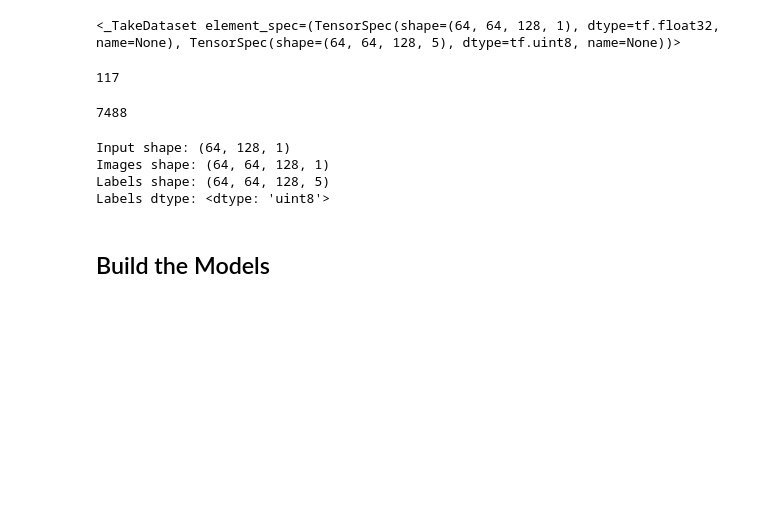
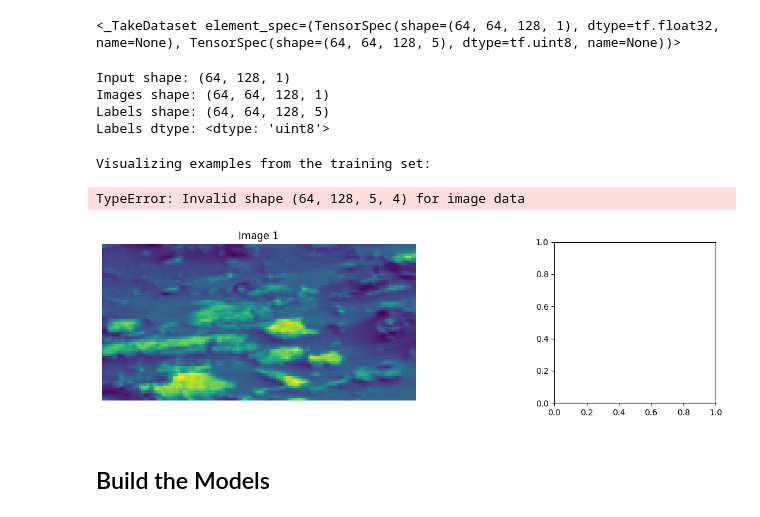
Before and after one commit to sissamatteo29/MarsTerrainSemanticSegmentation, a Jupyter notebook: angela-s-notebook.ipynb, the cells around one changed output. Saved outputs shown, nothing was run; the diff lists cells and outputs as text; code cells hidden in the pictures; blank space fills up the shorter version.

```diff
--- a/angela-s-notebook.ipynb
+++ b/angela-s-notebook.ipynb
@@ -218,14 +230,6 @@ Datasets created!
 train_dataset.take(1)
 # %% [output]
 <_TakeDataset element_spec=(TensorSpec(shape=(64, 64, 128, 1), dtype=tf.float32, name=None), TensorSpec(shape=(64, 64, 128, 5), dtype=tf.uint8, name=None))>
-# %%
-len(train_dataset)
-# %% [output]
-117
-# %%
-117*64
-# %% [output]
-7488
 # %%
 # Check the shape of the data
 for images, labels in train_dataset.take(1):
@@ -240,6 +244,67 @@ Input shape: (64, 128, 1)
 Images shape: (64, 64, 128, 1)
 Labels shape: (64, 64, 128, 5)
 Labels dtype: <dtype: 'uint8'>
+# %%
+def create_segmentation_colormap(num_classes):
+    """
+    Create a linear colormap using a predefined palette.
+    Uses 'viridis' as default because it is perceptually uniform
+    and works well for colorblindness.
+    """
+    return plt.cm.viridis(np.linspace(0, 1, num_classes))
+
+def apply_colormap(label, colormap=None):
+    """
+    Apply the colormap to a label.
+    """
+    # Ensure label is 2D
+    label = np.squeeze(label)
+
+    if colormap is None:
+        num_classes = len(np.unique(label))
+        colormap = create_segmentation_colormap(num_classes)
+
+    # Apply the colormap
+    colored = colormap[label.astype(int)]
+
+    return colored
+
+def plot_sample_batch(dataset, num_samples=3):
+    """
+    Display some image and label pairs from the dataset.
+    """
+    plt.figure(figsize=(15, 4*num_samples))
+
+    for images, labels in dataset.take(1):
+        labels_np = labels.numpy()
+        num_classes = len(np.unique(labels_np))
+        colormap = create_segmentation_colormap(num_classes)
+
+        for j in range(min(num_samples, len(images))):
+            # Plot original image
+            plt.subplot(num_samples, 2, j*2 + 1)
+            plt.imshow(images[j])
+            plt.title(f'Image {j+1}')
+            plt.axis('off')
+
+            # Plot colored label
+            plt.subplot(num_samples, 2, j*2 + 2)
+            colored_label = apply_colormap(labels_np[j], colormap)
+            plt.imshow(colored_label)
+            plt.title(f'Label {j+1}')
+            plt.axis('off')
+
+    plt.tight_layout()
+    plt.show()
+    plt.close()
+
+# Visualize examples from the training set
+print("Visualizing examples from the training set:")
+plot_sample_batch(train_dataset, num_samples=3)
+# %% [output]
+Visualizing examples from the training set:
+TypeError: Invalid shape (64, 128, 5, 4) for image data
+[figure, added]
 # %% [markdown]
 ## Build the Models
 # %% [markdown]
```
Also changed, not shown: parts of 9 cells of this notebook.
